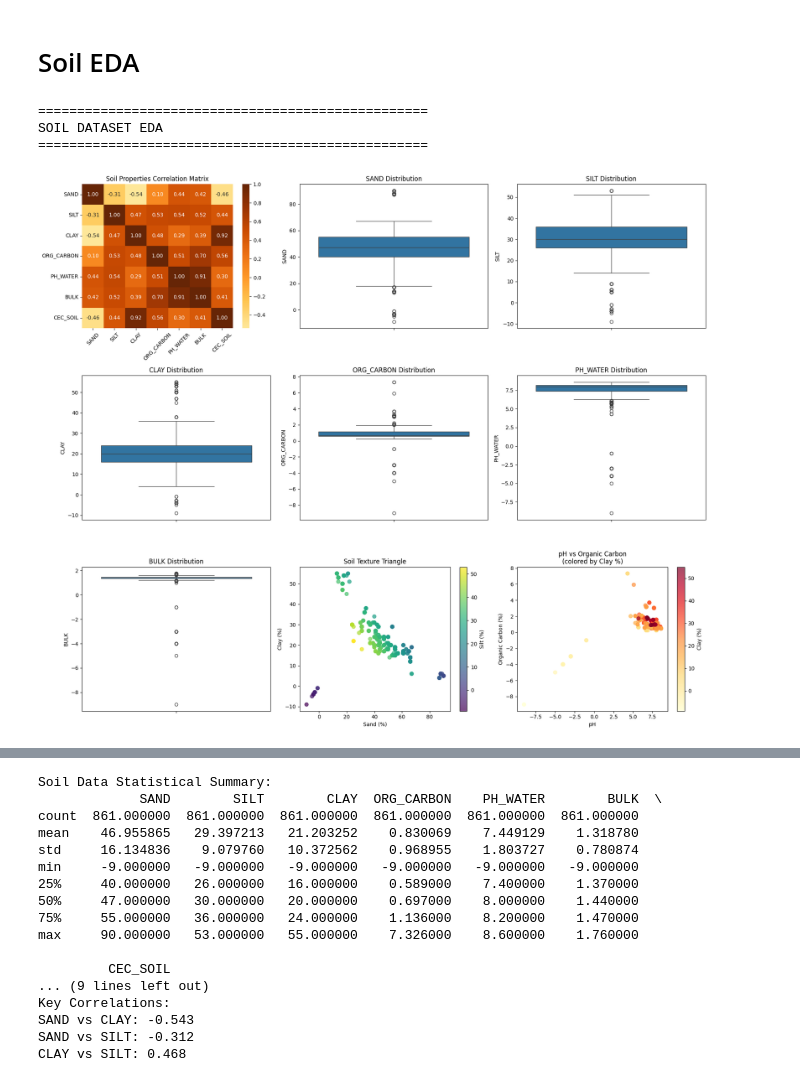
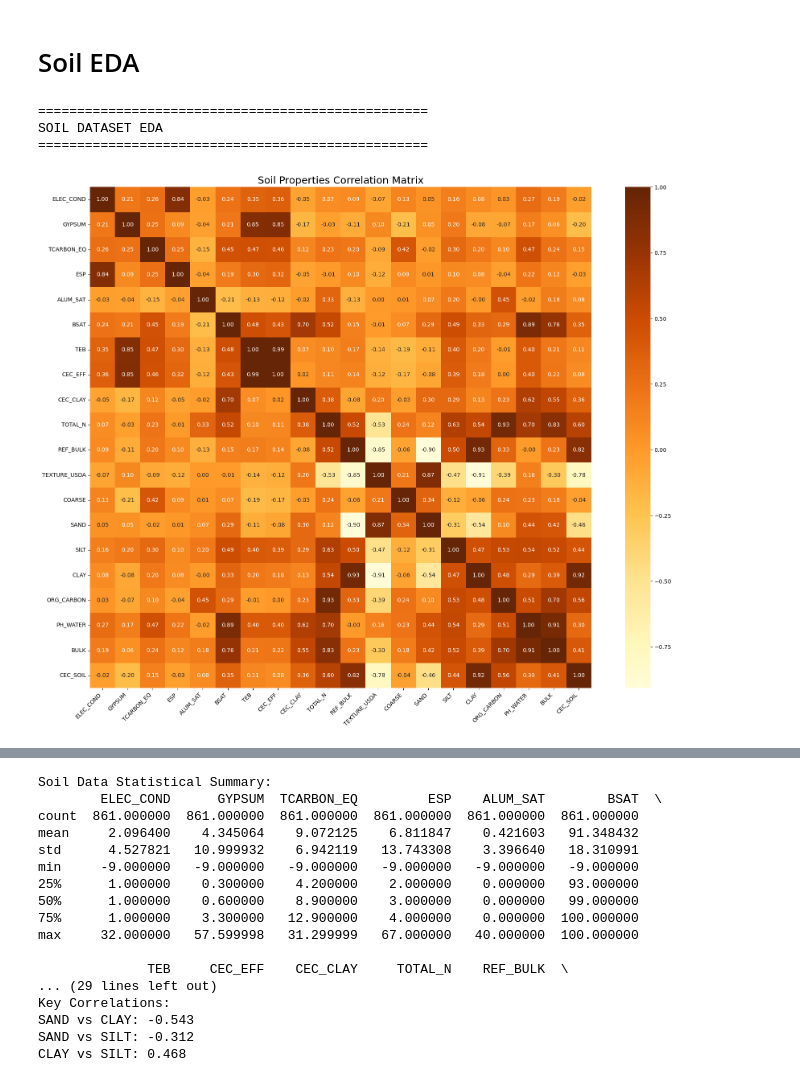
Before and after one commit to LinaDjebli/Forst-Fire-Prediction, a Jupyter notebook: data_prep.ipynb, the cells around one changed output, grey strips where cells are left out. Cells and saved outputs as stored; diff of their text form; code cells hidden in the pictures.

```diff
--- a/data_prep.ipynb
+++ b/data_prep.ipynb
@@ -1130,55 +1237,57 @@ print("SOIL DATASET EDA")
 print("="*50)
 
 # Select key soil properties
-soil_properties = ['SAND', 'SILT', 'CLAY', 'ORG_CARBON', 'PH_WATER', 'BULK', 'CEC_SOIL']
+soil_properties = ['ELEC_COND','GYPSUM','TCARBON_EQ','ESP','ALUM_SAT','BSAT','TEB','CEC_EFF','CEC_CLAY','TOTAL_N', 'REF_BULK','TEXTURE_USDA','COARSE','SAND', 'SILT', 'CLAY', 'ORG_CARBON', 'PH_WATER', 'BULK', 'CEC_SOIL']
 soil_numeric = layers[soil_properties]
 
+# --- Correlation Matrix ---
+plt.figure(figsize=(18, 14))
+corr_matrix = soil_numeric.corr()
+sns.heatmap(corr_matrix, annot=True, cmap='YlOrBr', center=0, fmt='.2f', square=True)
+plt.title('Soil Properties Correlation Matrix', fontsize=18)
+plt.xticks(rotation=45, ha='right')
+plt.yticks(rotation=0)
+plt.tight_layout()
+plt.show()
 # Create EDA plots
-fig, axes = plt.subplots(3, 3, figsize=(18, 15))
+fig, axes = plt.subplots(4, 5, figsize=(75, 55))
 axes = axes.ravel()
 
-# 4.1 Correlation Matrix
-corr_matrix = soil_numeric.corr()
-sns.heatmap(corr_matrix, annot=True, cmap='YlOrBr', center=0, ax=axes[0], fmt='.2f')
-axes[0].set_title('Soil Properties Correlation Matrix')
-axes[0].tick_params(axis='x', rotation=45)
-axes[0].tick_params(axis='y', rotation=0)
-
 # 4.2-4.7 Boxplots for each soil property
-for i, prop in enumerate(soil_properties[:6]):
-    sns.boxplot(data=layers, y=prop, ax=axes[i+1])
-    axes[i+1].set_title(f'{prop} Distribution')
+for i, prop in enumerate(soil_properties):
+    sns.boxplot(data=layers, y=prop, ax=axes[i])
+    axes[i].set_title(f'{prop} Distribution')
 
 # 4.8 Soil texture triangle (simplified)
 scatter = axes[7].scatter(layers['SAND'], layers['CLAY'], c=layers['SILT'],
                          cmap='viridis', alpha=0.7, s=50)
 axes[7].set_xlabel('Sand (%)')
 axes[7].set_ylabel('Clay (%)')
 axes[7].set_title('Soil Texture Triangle')
 plt.colorbar(scatter, ax=axes[7], label='Silt (%)')
 
 # 4.9 pH vs Organic Carbon
 scatter = axes[8].scatter(layers['PH_WATER'], layers['ORG_CARBON'],
                          c=layers['CLAY'], cmap='YlOrRd', alpha=0.7, s=50)
 axes[8].set_xlabel('pH')
 axes[8].set_ylabel('Organic Carbon (%)')
 axes[8].set_title('pH vs Organic Carbon\n(colored by Clay %)')
 plt.colorbar(scatter, ax=axes[8], label='Clay (%)')
 
 plt.tight_layout()
 plt.show()
 
 # Additional analysis
 print("\nSoil Data Statistical Summary:")
 print(soil_numeric.describe())
 
 # Check for correlations with texture
 print(f"\nKey Correlations:")
 print(f"SAND vs CLAY: {layers['SAND'].corr(layers['CLAY']):.3f}")
 print(f"SAND vs SILT: {layers['SAND'].corr(layers['SILT']):.3f}")
 print(f"CLAY vs SILT: {layers['CLAY'].corr(layers['SILT']):.3f}")
 # %% [output]
 ==================================================
 SOIL DATASET EDA
 ==================================================
-[figure, old version]
+[figure, new version]
@@ -1185,16 +1295,16 @@ SOIL DATASET EDA
 Soil Data Statistical Summary:
-             SAND        SILT        CLAY  ORG_CARBON    PH_WATER        BULK  \
+        ELEC_COND      GYPSUM  TCARBON_EQ         ESP    ALUM_SAT        BSAT  \
 count  861.000000  861.000000  861.000000  861.000000  861.000000  861.000000
-mean    46.955865   29.397213   21.203252    0.830069    7.449129    1.318780
-std     16.134836    9.079760   10.372562    0.968955    1.803727    0.780874
+mean     2.096400    4.345064    9.072125    6.811847    0.421603   91.348432
+std      4.527821   10.999932    6.942119   13.743308    3.396640   18.310991
 min     -9.000000   -9.000000   -9.000000   -9.000000   -9.000000   -9.000000
-25%     40.000000   26.000000   16.000000    0.589000    7.400000    1.370000
-50%     47.000000   30.000000   20.000000    0.697000    8.000000    1.440000
-75%     55.000000   36.000000   24.000000    1.136000    8.200000    1.470000
-max     90.000000   53.000000   55.000000    7.326000    8.600000    1.760000
+25%      1.000000    0.300000    4.200000    2.000000    0.000000   93.000000
+50%      1.000000    0.600000    8.900000    3.000000    0.000000   99.000000
+75%      1.000000    3.300000   12.900000    4.000000    0.000000  100.000000
+max     32.000000   57.599998   31.299999   67.000000   40.000000  100.000000
 
-         CEC_SOIL
-... (9 lines left out)
+              TEB     CEC_EFF    CEC_CLAY     TOTAL_N    REF_BULK  \
+... (29 lines left out)
 Key Correlations:
 SAND vs CLAY: -0.543
 SAND vs SILT: -0.312
```
Also changed, not shown: parts of 7 cells of this notebook.
